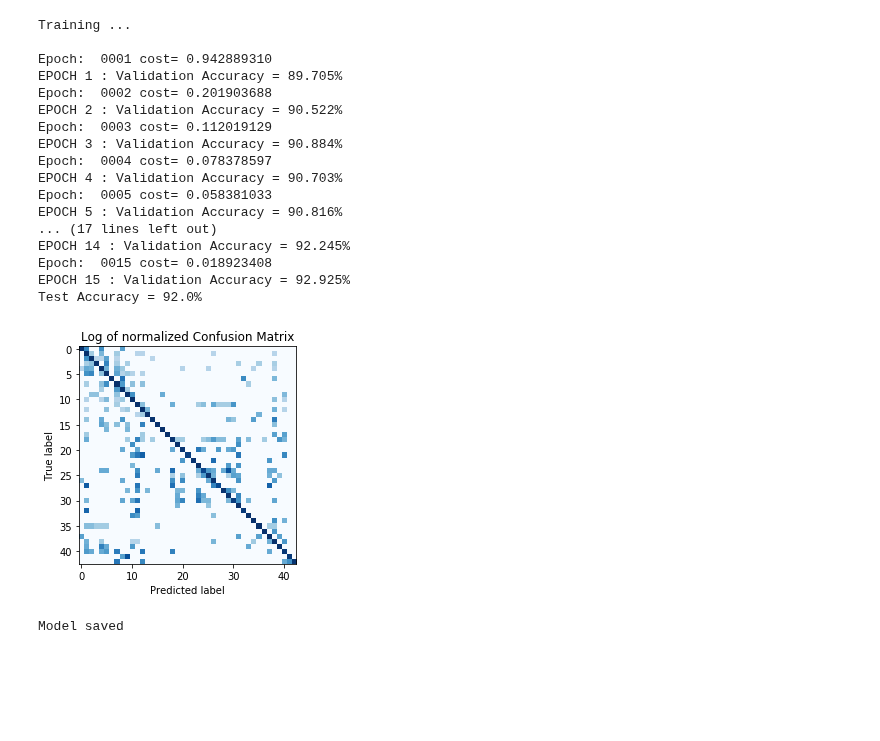
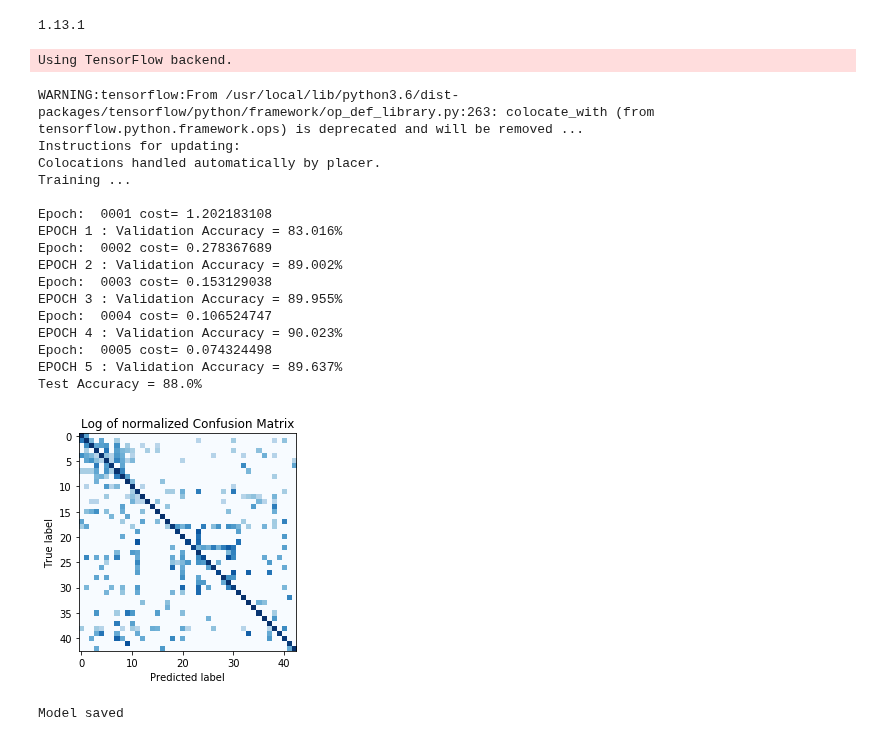
Before and after one commit to tortoisehare/TSR-GAN, a Jupyter notebook: fullGAN.ipynb, the cells around one changed output. Drawn from its saved outputs; the diff is of its cells as text; code cells hidden in the pictures; blank space fills up the shorter version.

```diff
--- a/fullGAN.ipynb
+++ b/fullGAN.ipynb
@@ -14,6 +20,8 @@ np.random.seed(1187) #to help reproduce
 
 #from __future__ import print_function
 import tensorflow as tf
+print(tf.__version__)
+
 import matplotlib.pyplot as plt
 import os
 import csv
@@ -33,7 +41,7 @@ from keras import optimizers
 
 
 class Target:
-    def __init__(self, lr=0.001, epochs=15, n_input=32, n_classes=43, batch_size=20, restore=0):
+    def __init__(self, lr=0.001, epochs=5, n_input=32, n_classes=43, batch_size=20, restore=0):
         self.lr = lr
         self.epochs = epochs
         self.n_input = 32
@@ -221,7 +229,7 @@ class Target:
             plt.xlabel('Predicted label')
             plt.show()
 
-            saver.save(sess, "./weights/target_model/model.ckpt")
+            saver.save(sess, "./weights/target_model/model")
             print("Model saved")
             sess.close()
 
@@ -248,52 +256,53 @@ if __name__ == '__main__':
 
     #shuffle training set
     X_train, Y_train = shuffle(X_train, Y_train)
 
     #grayscale images
     grayscale = [0.299,0.587,0.144]
 
     X_test = np.dot(X_test, grayscale)
     X_train = np.dot(X_train, grayscale)
     X_valid = np.dot(X_valid, grayscale)
 
 
     #normalize
     X_train = np.array(X_train)/255
     X_test = np.array(X_test)/255
     X_valid = np.array(X_valid)/255
 
     #expand dimensions to fit 4D input array
     X_train = np.expand_dims(X_train,-1)
     X_test = np.expand_dims(X_test,-1)
     X_valid = np.expand_dims(X_valid,-1)
 
     assert(len(X_train)==len(Y_train))
     n_train = len(X_train)
     assert(len(X_test)==len(Y_test))
     n_test = len(X_test)
 
     cnn = Target()
     cnn.train(X_train, Y_train, X_valid, Y_valid)
 # %% [output]
-Training ...
-
-Epoch:  0001 cost= 0.942889310
-EPOCH 1 : Validation Accuracy = 89.705%
-Epoch:  0002 cost= 0.201903688
-EPOCH 2 : Validation Accuracy = 90.522%
-Epoch:  0003 cost= 0.112019129
-EPOCH 3 : Validation Accuracy = 90.884%
-Epoch:  0004 cost= 0.078378597
-EPOCH 4 : Validation Accuracy = 90.703%
-Epoch:  0005 cost= 0.058381033
-EPOCH 5 : Validation Accuracy = 90.816%
-... (17 lines left out)
-EPOCH 14 : Validation Accuracy = 92.245%
-Epoch:  0015 cost= 0.018923408
-EPOCH 15 : Validation Accuracy = 92.925%
-Test Accuracy = 92.0%
+1.13.1
+Using TensorFlow backend.
+WARNING:tensorflow:From /usr/local/lib/python3.6/dist-packages/tensorflow/python/framework/op_def_library.py:263: colocate_with (from tensorflow.python.framework.ops) is deprecated and will be removed ...
+Instructions for updating:
+Colocations handled automatically by placer.
+Training ...
+
+Epoch:  0001 cost= 1.202183108
+EPOCH 1 : Validation Accuracy = 83.016%
+Epoch:  0002 cost= 0.278367689
+EPOCH 2 : Validation Accuracy = 89.002%
+Epoch:  0003 cost= 0.153129038
+EPOCH 3 : Validation Accuracy = 89.955%
+Epoch:  0004 cost= 0.106524747
+EPOCH 4 : Validation Accuracy = 90.023%
+Epoch:  0005 cost= 0.074324498
+EPOCH 5 : Validation Accuracy = 89.637%
+Test Accuracy = 88.0%
-[figure, old version]
+[figure, new version]
-Model saved
+Model saved
 # %%
 #Generator
 '''
```
Also changed, not shown: parts of 4 cells of this notebook.
